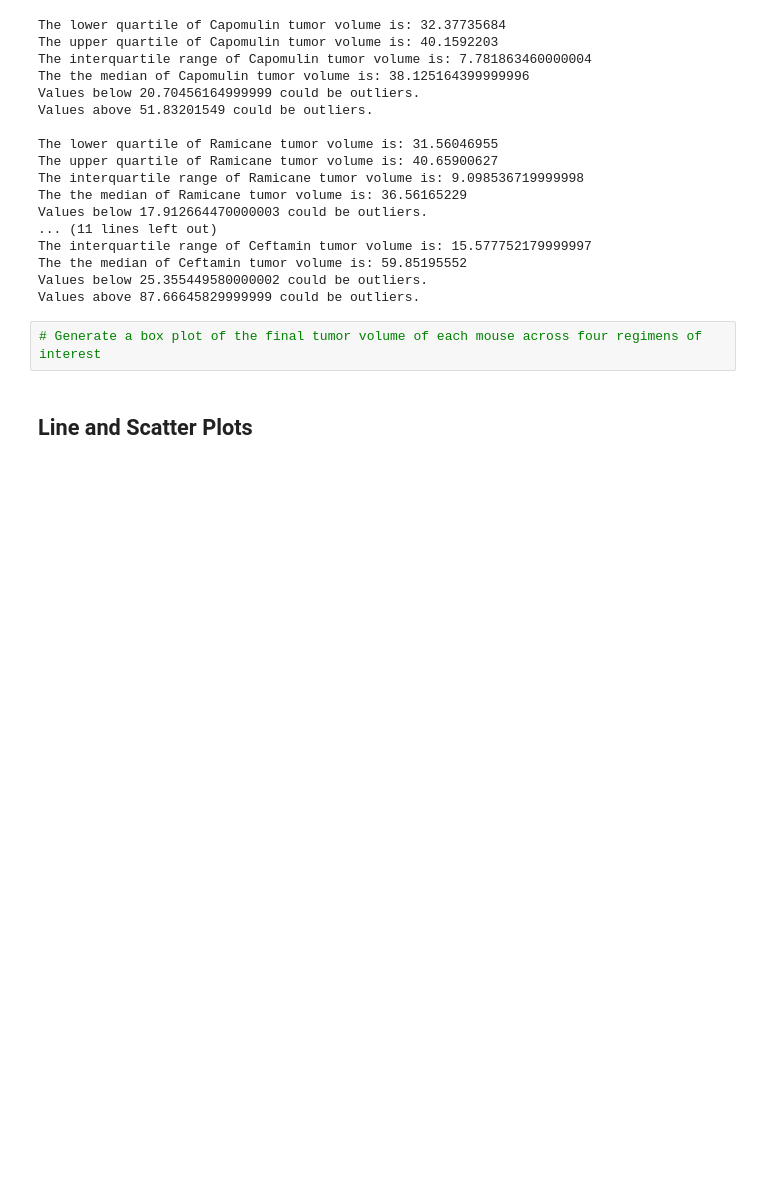
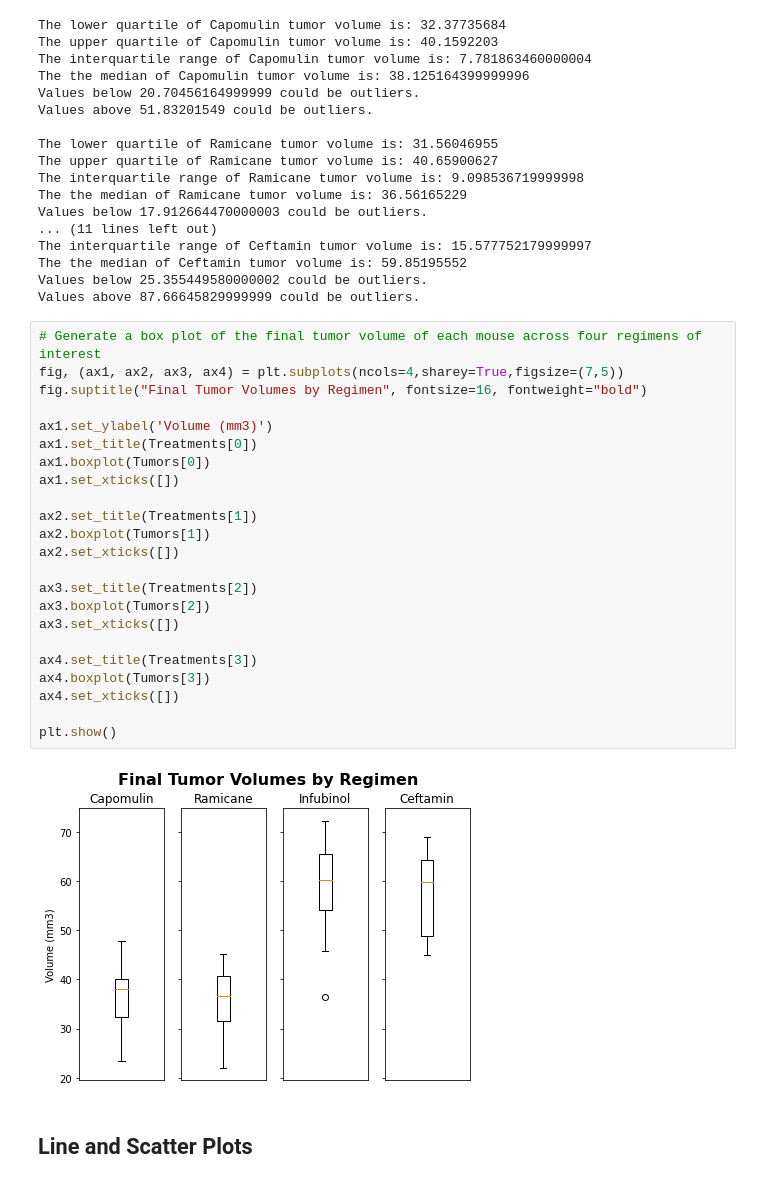
Before and after one commit to JoeKell/PharmaceuticalDataPlots, a Jupyter notebook: Pymaceuticals/pymaceuticals_final.ipynb, the cells around one changed output. Drawn from its saved outputs; the diff is of its cells as text; blank space fills up the shorter version.

Commit message:
Added in the box plots.

```diff
--- a/Pymaceuticals/pymaceuticals_final.ipynb
+++ b/Pymaceuticals/pymaceuticals_final.ipynb
@@ -254,8 +254,31 @@ The interquartile range of Ceftamin tumor volume is: 15.577752179999997
 The the median of Ceftamin tumor volume is: 59.85195552
 Values below 25.355449580000002 could be outliers.
 Values above 87.66645829999999 could be outliers.
-# %%
-# Generate a box plot of the final tumor volume of each mouse across four regimens of interest
+# %%
+# Generate a box plot of the final tumor volume of each mouse across four regimens of interest
+fig, (ax1, ax2, ax3, ax4) = plt.subplots(ncols=4,sharey=True,figsize=(7,5))
+fig.suptitle("Final Tumor Volumes by Regimen", fontsize=16, fontweight="bold")
+
+ax1.set_ylabel('Volume (mm3)')
+ax1.set_title(Treatments[0])
+ax1.boxplot(Tumors[0])
+ax1.set_xticks([])
+
+ax2.set_title(Treatments[1])
+ax2.boxplot(Tumors[1])
+ax2.set_xticks([])
+
+ax3.set_title(Treatments[2])
+ax3.boxplot(Tumors[2])
+ax3.set_xticks([])
+
+ax4.set_title(Treatments[3])
+ax4.boxplot(Tumors[3])
+ax4.set_xticks([])
+
+plt.show()
+# %% [output]
+[figure, added]
 # %% [markdown]
 ## Line and Scatter Plots
 # %%
```
